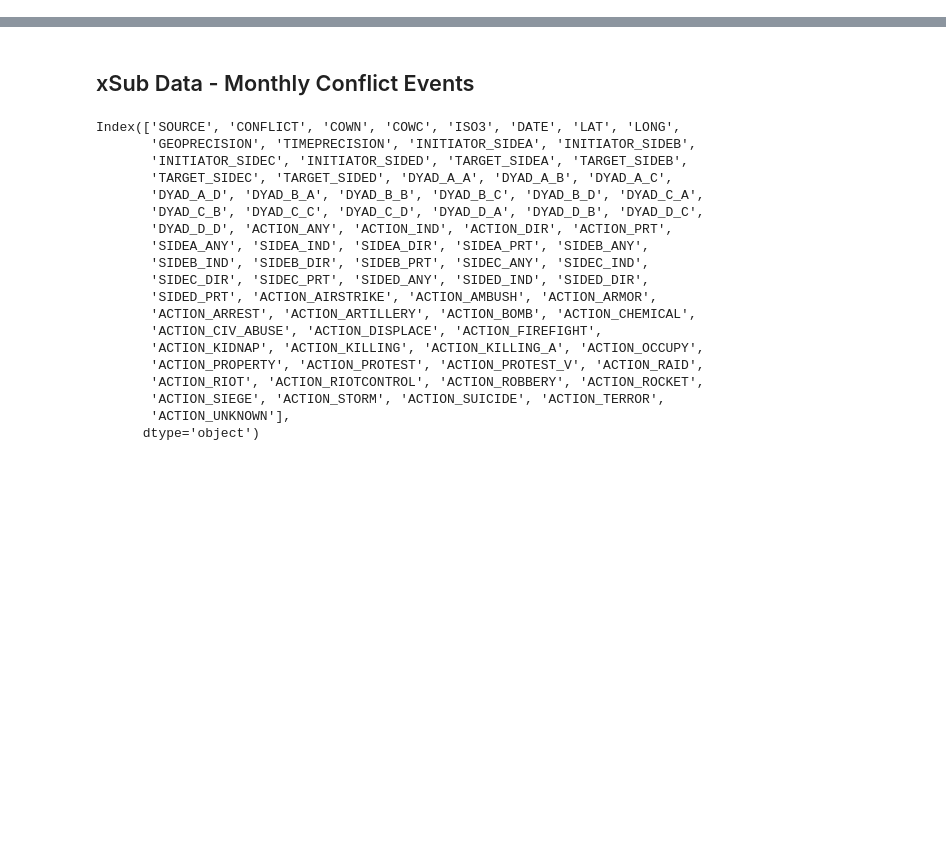
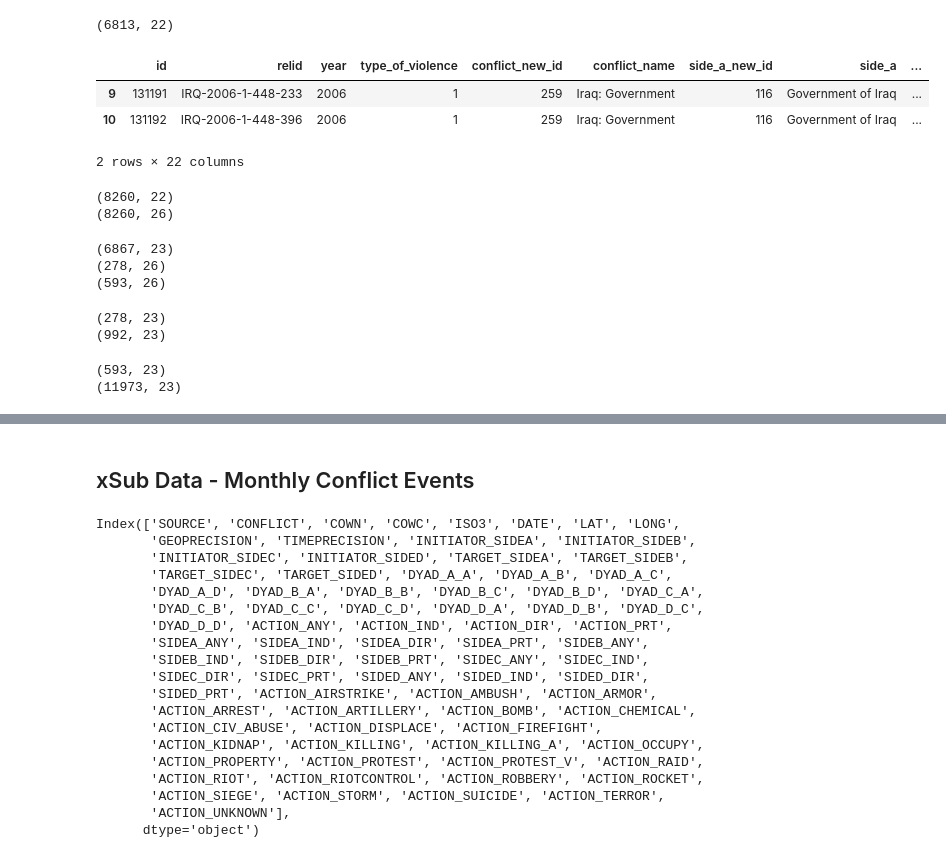
Before and after one commit to natalie-ayers/Iraq-post-conflict-rebel-governance, a Jupyter notebook: process_conflict_geoepr_data.ipynb, the cells around one changed output, grey strips where cells are left out. Saved outputs shown, nothing was run; the diff lists cells and outputs as text; code cells hidden in the pictures; blank space fills up the shorter version.

```diff
--- a/process_conflict_geoepr_data.ipynb
+++ b/process_conflict_geoepr_data.ipynb
@@ -20,0 +61,17 @@ ag_data = pd.read_csv(ag_indices_file)
+# %%
+ucdp_isis_events = ucdp_conflict_events[(ucdp_conflict_events['side_a']=='IS')|(ucdp_conflict_events['side_b']=='IS')]
+ucdp_conflict_events['isis_conflict'] = np.where(((ucdp_conflict_events['side_a']=='IS')|(ucdp_conflict_events['side_b']=='IS')),
+                                                 1,0)
+print(ucdp_conflict_events[ucdp_conflict_events['isis_conflict']==1].shape)
+ucdp_conflict_events['date_start'] = pd.to_datetime(ucdp_conflict_events['date_start'])
+ucdp_conflict_events['date_end'] = pd.to_datetime(ucdp_conflict_events['date_end'])
+ucdp_conflict_events['geometry'] = gpd.points_from_xy(ucdp_conflict_events.longitude,ucdp_conflict_events.latitude)
+ucdp_conflict_events = gpd.GeoDataFrame(ucdp_conflict_events, geometry=ucdp_conflict_events['geometry'],
+                                        crs='epsg:4326')
+ucdp_isis_events.head(2)
+# %% [output]
+(6813, 22)
+|  | id | relid | year | type_of_violence | conflict_new_id | conflict_name | side_a_new_id | side_a | ... |
+| 9 | 131191 | IRQ-2006-1-448-233 | 2006 | 1 | 259 | Iraq: Government | 116 | Government of Iraq | ... |
+| 10 | 131192 | IRQ-2006-1-448-396 | 2006 | 1 | 259 | Iraq: Government | 116 | Government of Iraq | ... |
+2 rows × 22 columns
@@ -20,0 +83,42 @@ ag_data = pd.read_csv(ag_indices_file)
+# %%
+print(ucdp_conflict_events.shape)
+ucdp_adm3_geoms = gpd.sjoin(ucdp_conflict_events,iraq_adm3_filt,how='left',predicate='intersects')
+print(ucdp_adm3_geoms.shape)
+# %% [output]
+(8260, 22)
+(8260, 26)
+# %%
+# based on event location precision, assign locations at adm 3 level with possibility to remove less precise
+ucdp_adm3_geoms_wh12 = ucdp_adm3_geoms[ucdp_adm3_geoms['where_prec'].isin([1,2])]
+ucdp_adm3_geoms_wh12 = ucdp_adm3_geoms_wh12.drop(columns=['ADM1_EN','ADM2_EN','index_right'])
+print(ucdp_adm3_geoms_wh12.shape)
+ucdp_adm3_geoms_wh3 = ucdp_adm3_geoms[ucdp_adm3_geoms['where_prec'] == 3]
+print(ucdp_adm3_geoms_wh3.shape)
+ucdp_adm3_geoms_wh4 = ucdp_adm3_geoms[ucdp_adm3_geoms['where_prec'] == 4]
+print(ucdp_adm3_geoms_wh4.shape)
+# %% [output]
+(6867, 23)
+(278, 26)
+(593, 26)
+# %%
+# join adm2 level with all adm3
+iraq_adm3_filt_adm2 = iraq_adm3_filt.loc[:,('ADM2_EN','ADM3_EN')]
+ucdp_adm3_geoms_wh3 = ucdp_adm3_geoms_wh3.drop(columns=['index_right','ADM1_EN','ADM3_EN'])
+print(ucdp_adm3_geoms_wh3.shape)
+ucdp_adm3_geoms_wh3_adm3 = ucdp_adm3_geoms_wh3.merge(iraq_adm3_filt_adm2,how='left',on='ADM2_EN')
+ucdp_adm3_geoms_wh3_adm3 = ucdp_adm3_geoms_wh3_adm3.drop(columns=['ADM2_EN'])
+print(ucdp_adm3_geoms_wh3_adm3.shape)
+# %% [output]
+(278, 23)
+(992, 23)
+# %%
+# join adm1 level with all adm3
+iraq_adm3_filt_adm1 = iraq_adm3_filt.loc[:,('ADM1_EN','ADM3_EN')]
+ucdp_adm3_geoms_wh4 = ucdp_adm3_geoms_wh4.drop(columns=['index_right','ADM2_EN','ADM3_EN'])
+print(ucdp_adm3_geoms_wh4.shape)
+ucdp_adm3_geoms_wh4_adm3 = ucdp_adm3_geoms_wh4.merge(iraq_adm3_filt_adm1,how='left',on='ADM1_EN')
+ucdp_adm3_geoms_wh4_adm3 = ucdp_adm3_geoms_wh4_adm3.drop(columns=['ADM1_EN'])
+print(ucdp_adm3_geoms_wh4_adm3.shape)
+# %% [output]
+(593, 23)
+(11973, 23)
```
Also changed, not shown: parts of 9 cells of this notebook, 14 other files.
